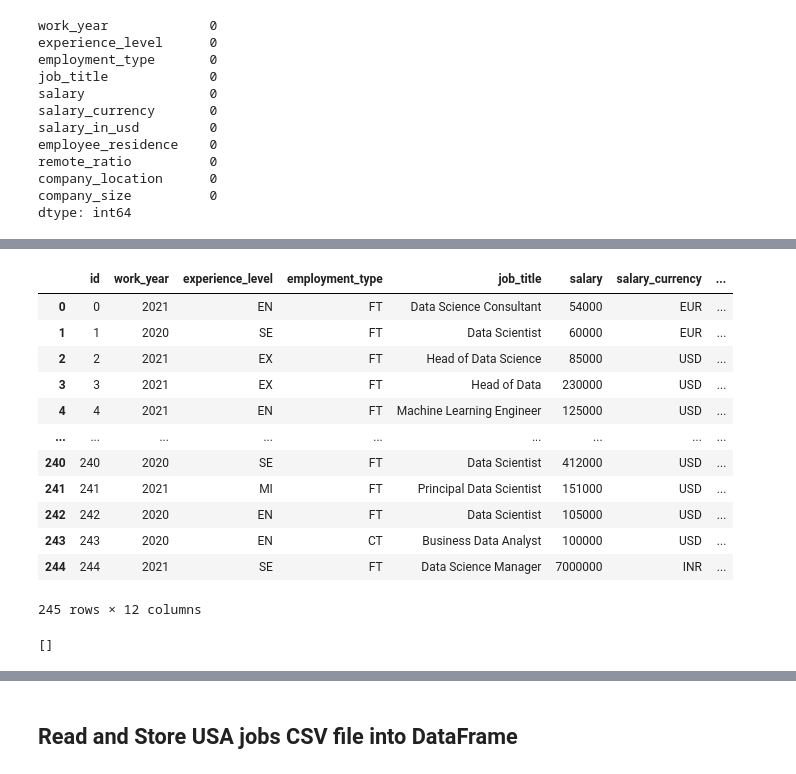
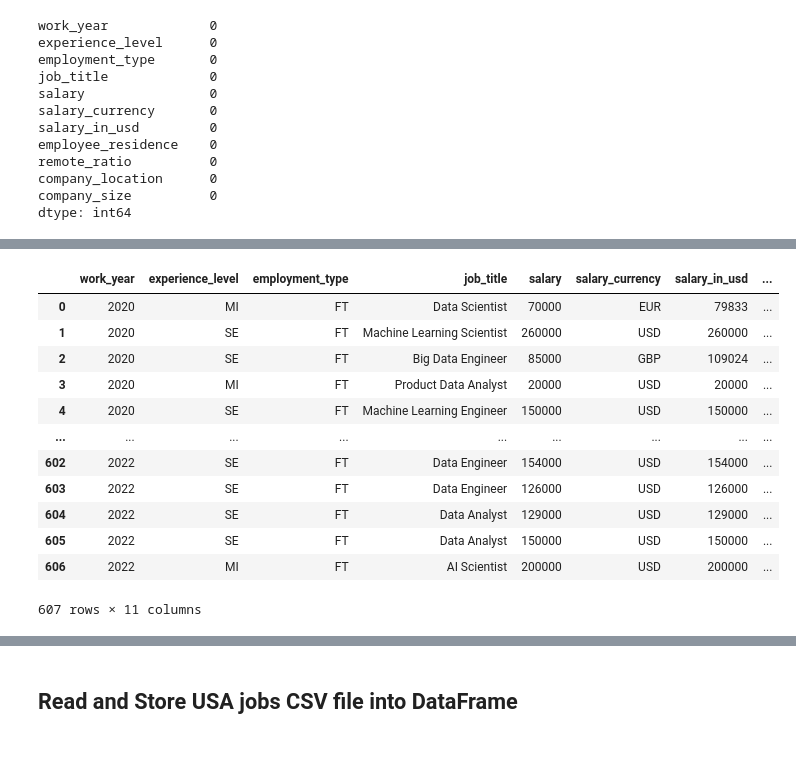
Before and after one commit to hadamzz/Data_Science_Analytics_Job_Data_Visualization_Dashboard, a Jupyter notebook: jobs.ipynb, the cells around one changed output, grey strips where cells are left out. Cells and saved outputs as stored; diff of their text form; code cells hidden in the pictures.

```diff
--- a/jobs.ipynb
+++ b/jobs.ipynb
@@ -22,8 +22,8 @@ from sqlalchemy.orm import Session
 ## Read and Store Data Science Jobs Salaries CSV file into DataFrame
 # %%
 # Read and Store linkedin_jobs_usa file into dataframe
-jobs_stats = "data/data_science_jobs_salaries.csv"
-jobs_stats_df = pd.read_csv(jobs_stats)
+jobs_stats = "data/ds_salary.csv"
+jobs_stats_df = pd.read_csv(jobs_stats, index_col=0)
 jobs_stats_df.head()
 # %% [output]
 |  | work_year | experience_level | employment_type | job_title | salary | salary_currency | salary_in_usd | ... |
@@ -50,7 +50,3 @@ remote_ratio          0
 company_location      0
 company_size          0
 dtype: int64
-# %%
-# Fix the work_year column - remove 'e'
-jobs_stats_df['work_year'] = jobs_stats_df['work_year'].str.strip('e')
-jobs_stats_df.head()
@@ -95,0 +93,4 @@ print(jobs_stats_df['company_location'].unique())
+# %%
+# Rename the cells of remote_ratio column as 'onsite', 'hybrid' ,'remote' for plotting
+jobs_stats_df.remote_ratio.replace([0,50,100], ['onsite', 'hybrid' ,'remote'],inplace = True)
+jobs_stats_df.head()
@@ -96,5 +104,5 @@ print(jobs_stats_df['company_location'].unique())
 # %%
-jobs_stats_df.insert(0, 'id', range(0, 0 + len(jobs_stats_df)))
-# jobs_stats_df['id'] = jobs_stats_df.job_title.map(hash)
-jobs_stats_df = jobs_stats_df.set_index('id')
-jobs_stats_df
+# jobs_stats_df.insert(0, 'id', range(0, 0 + len(jobs_stats_df)))
+# # jobs_stats_df['id'] = jobs_stats_df.job_title.map(hash)
+# jobs_stats_df = jobs_stats_df.set_index('id')
+# jobs_stats_df
@@ -116,29 +109,19 @@ jobs_stats_df
 # %%
 # Write the df to SQLite database
 conn = sql.connect('data/jobstats_db.sqlite')
-jobs_stats_df.to_sql('job_stats', conn, if_exists='replace', index=True, index_label='id')
+jobs_stats_df.to_sql('job_stats', conn, if_exists='replace', index=False)
 pd.read_sql('select * from job_stats', conn)
 # %% [output]
-|  | id | work_year | experience_level | employment_type | job_title | salary | salary_currency | ... |
-| 0 | 0 | 2021 | EN | FT | Data Science Consultant | 54000 | EUR | ... |
-| 1 | 1 | 2020 | SE | FT | Data Scientist | 60000 | EUR | ... |
-| 2 | 2 | 2021 | EX | FT | Head of Data Science | 85000 | USD | ... |
-| 3 | 3 | 2021 | EX | FT | Head of Data | 230000 | USD | ... |
-| 4 | 4 | 2021 | EN | FT | Machine Learning Engineer | 125000 | USD | ... |
+|  | work_year | experience_level | employment_type | job_title | salary | salary_currency | salary_in_usd | ... |
+| 0 | 2020 | MI | FT | Data Scientist | 70000 | EUR | 79833 | ... |
+| 1 | 2020 | SE | FT | Machine Learning Scientist | 260000 | USD | 260000 | ... |
+| 2 | 2020 | SE | FT | Big Data Engineer | 85000 | GBP | 109024 | ... |
+| 3 | 2020 | MI | FT | Product Data Analyst | 20000 | USD | 20000 | ... |
+| 4 | 2020 | SE | FT | Machine Learning Engineer | 150000 | USD | 150000 | ... |
 | ... | ... | ... | ... | ... | ... | ... | ... | ... |
-| 240 | 240 | 2020 | SE | FT | Data Scientist | 412000 | USD | ... |
-| 241 | 241 | 2021 | MI | FT | Principal Data Scientist | 151000 | USD | ... |
-| 242 | 242 | 2020 | EN | FT | Data Scientist | 105000 | USD | ... |
-| 243 | 243 | 2020 | EN | CT | Business Data Analyst | 100000 | USD | ... |
-| 244 | 244 | 2021 | SE | FT | Data Science Manager | 7000000 | INR | ... |
+| 602 | 2022 | SE | FT | Data Engineer | 154000 | USD | 154000 | ... |
+| 603 | 2022 | SE | FT | Data Engineer | 126000 | USD | 126000 | ... |
+| 604 | 2022 | SE | FT | Data Analyst | 129000 | USD | 129000 | ... |
+| 605 | 2022 | SE | FT | Data Analyst | 150000 | USD | 150000 | ... |
+| 606 | 2022 | MI | FT | AI Scientist | 200000 | USD | 200000 | ... |
-245 rows × 12 columns
+607 rows × 11 columns
-# %%
-# Check the table
-engine = create_engine("sqlite:///data/jobstats_db.sqlite")
-Base = automap_base()
-Base.prepare(engine, reflect=True)
-
-# This should return the table name
-Base.classes.keys()
-# %% [output]
-[]
```
Also changed, not shown: parts of 12 cells of this notebook, 18 other files.
